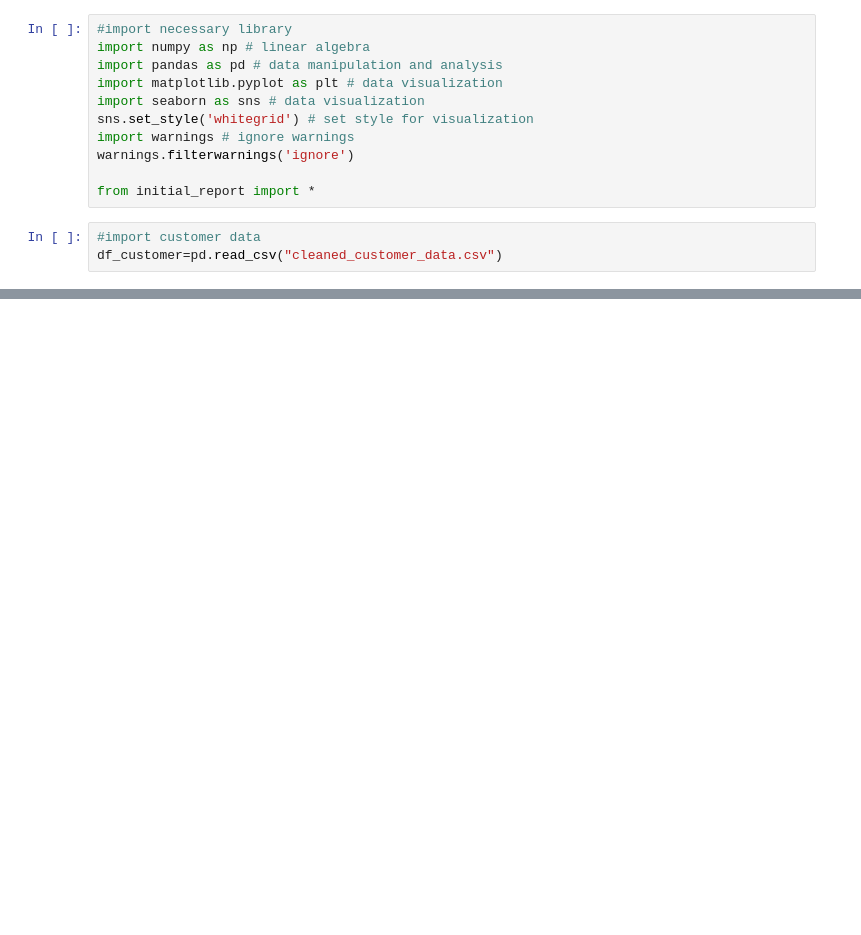
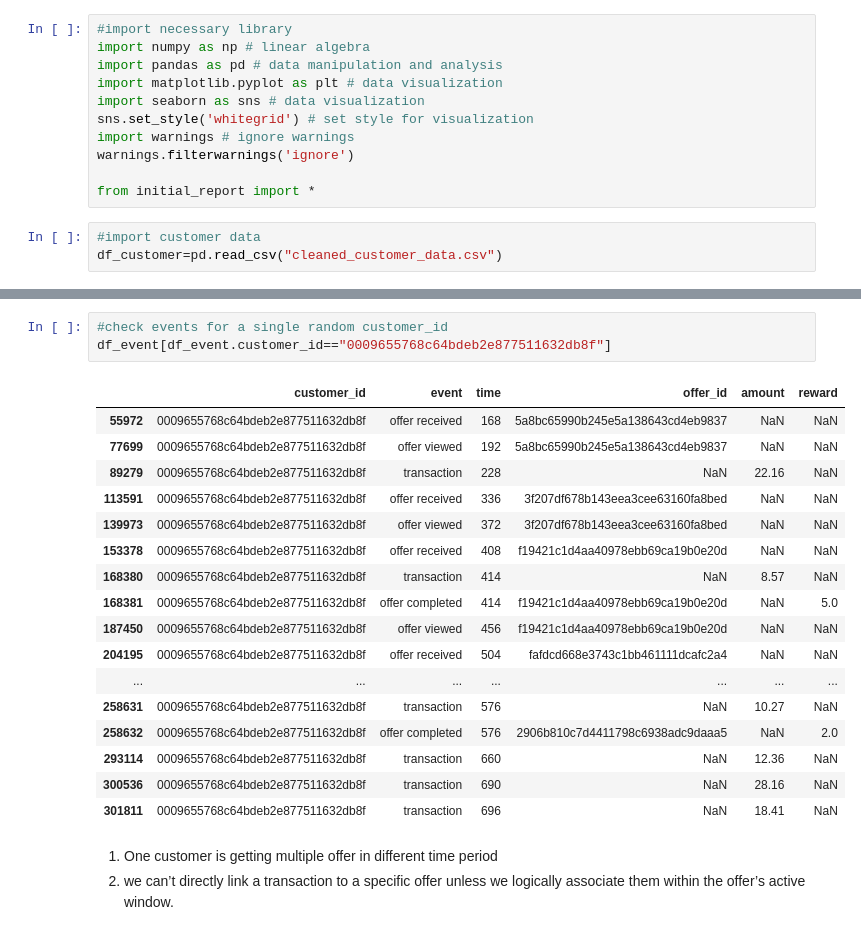
Before and after one commit to irfanzim/Python-Maven-Rewards-Challenge, a Jupyter notebook: final_analysis.ipynb, the cells around one changed output, grey strips where cells are left out. Drawn from its saved outputs; the diff is of its cells as text; blank space fills up the shorter version.

```diff
--- a/final_analysis.ipynb
+++ b/final_analysis.ipynb
@@ -204,0 +213,24 @@ df_full.sample(5)
+# %%
+#check events for a single random customer_id
+df_event[df_event.customer_id=="0009655768c64bdeb2e877511632db8f"]
+# %% [output]
+|  | customer_id | event | time | offer_id | amount | reward |
+| 55972 | 0009655768c64bdeb2e877511632db8f | offer received | 168 | 5a8bc65990b245e5a138643cd4eb9837 | NaN | NaN |
+| 77699 | 0009655768c64bdeb2e877511632db8f | offer viewed | 192 | 5a8bc65990b245e5a138643cd4eb9837 | NaN | NaN |
+| 89279 | 0009655768c64bdeb2e877511632db8f | transaction | 228 | NaN | 22.16 | NaN |
+| 113591 | 0009655768c64bdeb2e877511632db8f | offer received | 336 | 3f207df678b143eea3cee63160fa8bed | NaN | NaN |
+| 139973 | 0009655768c64bdeb2e877511632db8f | offer viewed | 372 | 3f207df678b143eea3cee63160fa8bed | NaN | NaN |
+| 153378 | 0009655768c64bdeb2e877511632db8f | offer received | 408 | f19421c1d4aa40978ebb69ca19b0e20d | NaN | NaN |
+| 168380 | 0009655768c64bdeb2e877511632db8f | transaction | 414 | NaN | 8.57 | NaN |
+| 168381 | 0009655768c64bdeb2e877511632db8f | offer completed | 414 | f19421c1d4aa40978ebb69ca19b0e20d | NaN | 5.0 |
+| 187450 | 0009655768c64bdeb2e877511632db8f | offer viewed | 456 | f19421c1d4aa40978ebb69ca19b0e20d | NaN | NaN |
+| 204195 | 0009655768c64bdeb2e877511632db8f | offer received | 504 | fafdcd668e3743c1bb461111dcafc2a4 | NaN | NaN |
+| ... | ... | ... | ... | ... | ... | ... |
+| 258631 | 0009655768c64bdeb2e877511632db8f | transaction | 576 | NaN | 10.27 | NaN |
+| 258632 | 0009655768c64bdeb2e877511632db8f | offer completed | 576 | 2906b810c7d4411798c6938adc9daaa5 | NaN | 2.0 |
+| 293114 | 0009655768c64bdeb2e877511632db8f | transaction | 660 | NaN | 12.36 | NaN |
+| 300536 | 0009655768c64bdeb2e877511632db8f | transaction | 690 | NaN | 28.16 | NaN |
+| 301811 | 0009655768c64bdeb2e877511632db8f | transaction | 696 | NaN | 18.41 | NaN |
+# %% [markdown]
+1. One customer is getting multiple offer in different time period
+2. we can’t directly link a transaction to a specific offer unless we logically associate them within the offer’s active window.
```
Also changed, not shown: parts of 58 cells of this notebook, 1 other file.
